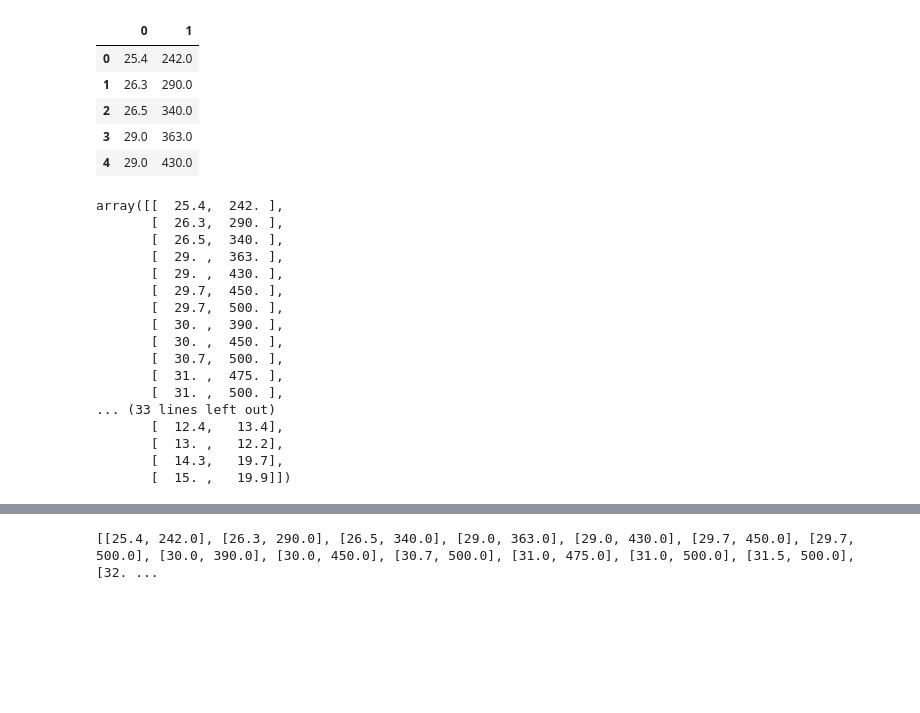
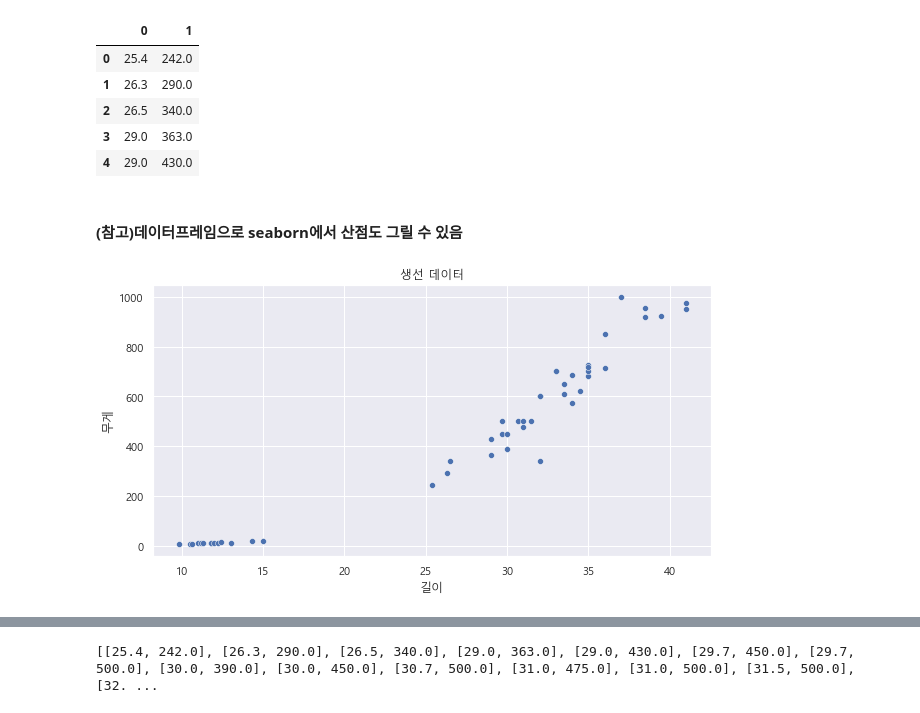
Before and after one commit to yubin424/StudyML, a Jupyter notebook: day01/01_3_마켓과_머신러닝.ipynb, the cells around one changed output, grey strips where cells are left out. Cells and saved outputs as stored; diff of their text form; code cells hidden in the pictures; blank space fills up the shorter version.

```diff
--- a/day01/01_3_마켓과_머신러닝.ipynb
+++ b/day01/01_3_마켓과_머신러닝.ipynb
@@ -110,23 +135,14 @@ df.head()
 | 2 | 26.5 | 340.0 |
 | 3 | 29.0 | 363.0 |
 | 4 | 29.0 | 430.0 |
-# %%
-df.to_numpy()
-# %% [output]
-array([[  25.4,  242. ],
-       [  26.3,  290. ],
-       [  26.5,  340. ],
-       [  29. ,  363. ],
-       [  29. ,  430. ],
-       [  29.7,  450. ],
-       [  29.7,  500. ],
-       [  30. ,  390. ],
-       [  30. ,  450. ],
-       [  30.7,  500. ],
-       [  31. ,  475. ],
-       [  31. ,  500. ],
-... (33 lines left out)
-       [  12.4,   13.4],
-       [  13. ,   12.2],
-       [  14.3,   19.7],
-       [  15. ,   19.9]])
+# %% [markdown]
+#### (참고)데이터프레임으로 seaborn에서 산점도 그릴 수 있음
+# %%
+plt.figure(figsize=(10,5))
+ax = sns.scatterplot(data=df, x=0, y=1)
+plt.title('생선 데이터')
+plt.xlabel('길이')
+plt.ylabel('무게')
+plt.show()
+# %% [output]
+[figure, added]
```
Also changed, not shown: parts of 37 cells of this notebook, 10 other files.
